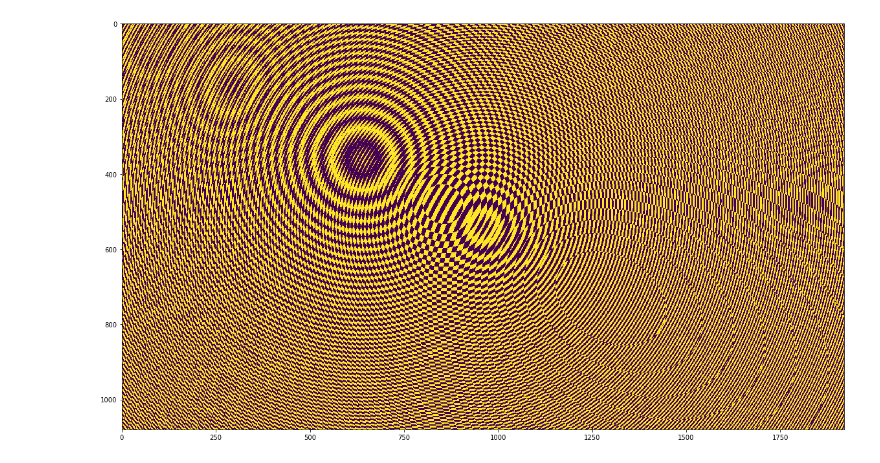
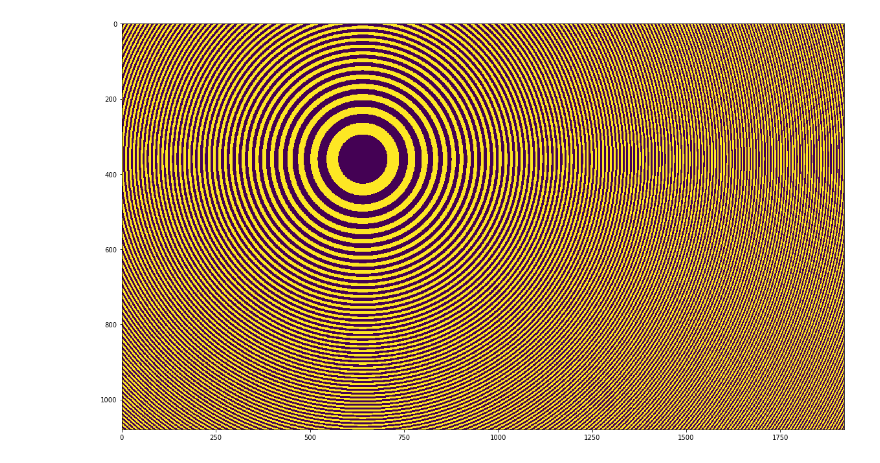
Before and after one commit to cdohl/optik, a Jupyter notebook: 8.ipynb, the cells around one changed output. Cells and saved outputs as stored; diff of their text form; code cells hidden in the pictures.

```diff
--- a/8.ipynb
+++ b/8.ipynb
@@ -227,31 +227,31 @@ Unten finden Sie ein Programm, mit dem Sie ein digitales (binäres) Hologramm vo
 # %%
 %matplotlib inline
 import numpy as np
 from matplotlib import pyplot as plt
 nx=1920
 ny=1080
 #Points
-P=np.array([[nx/3, ny/3, -800],[nx/2, ny/2, -400]])
+P=np.array([[nx/3, ny/3, -800]])
 
 npts=len(P)
 H=np.zeros((ny,nx))
 dyv=np.zeros(npts)
 
 for j in range(ny):
 
     for i in range(npts):
         dyv[i]=(P[i][1]-j)**2
 
     for k in range(nx):
         sum=0.
         for i in range(npts):
             dx=P[i,0]-k
             sum += np.cos((dx*dx+dyv[i]+P[i,2]*P[i,2])**.5)
 
         if (sum>=0):
             H[j,k]=1.
 
 plt.figure(figsize=(20,20))
 plt.imshow(H);
 # %% [output]
-[figure, old version]
+[figure, new version]
```
Also changed, not shown: 2 other files.
